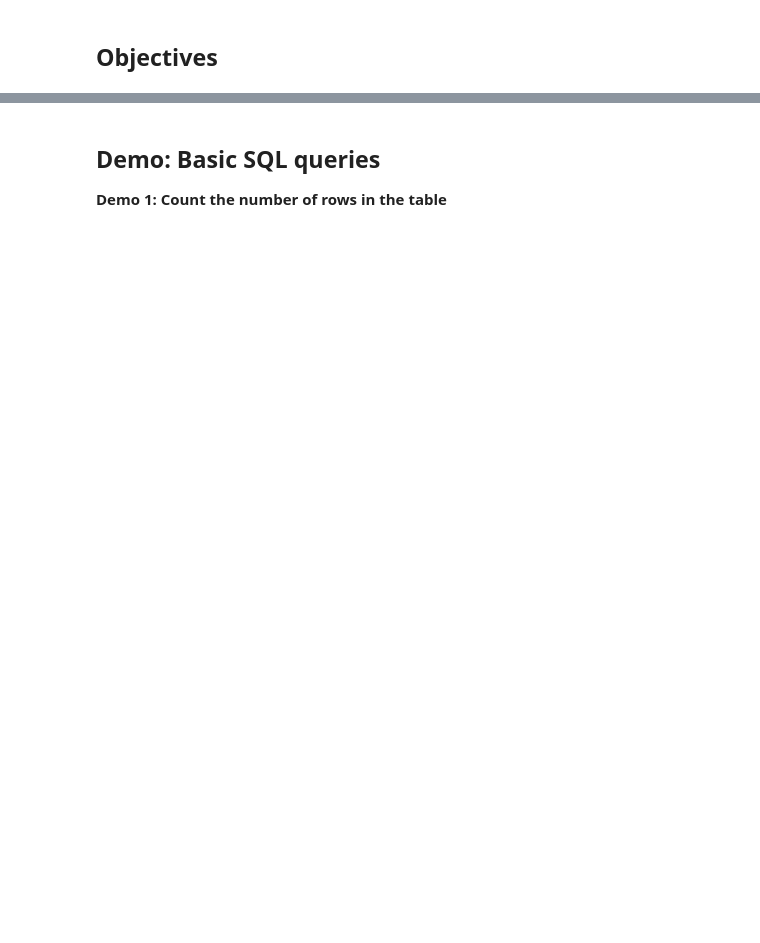
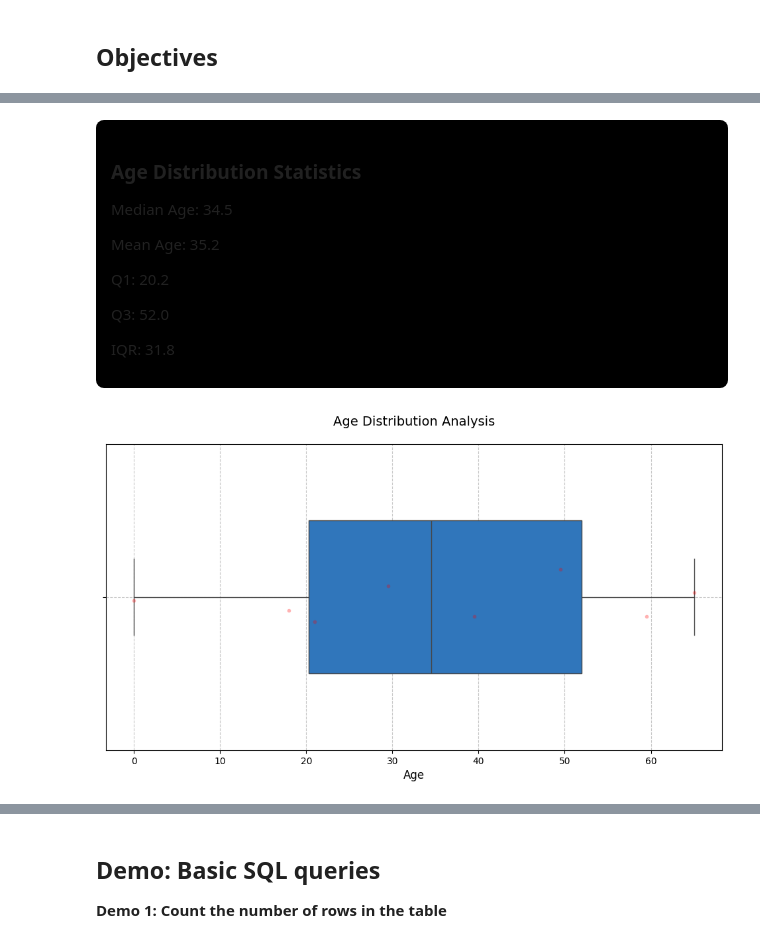
Before and after one commit to GulamRasoolSiddiqui/Python-Project-for-Data-Science, a Jupyter notebook: Lab 14 Data Visualization - Histogram.ipynb, the cells around one changed output, grey strips where cells are left out. Cells and saved outputs as stored; diff of their text form; code cells hidden in the pictures; blank space fills up the shorter version.

```diff
--- a/Lab 14 Data Visualization - Histogram.ipynb
+++ b/Lab 14 Data Visualization - Histogram.ipynb
@@ -26,0 +236,10 @@ In this lab, you will perform the following:
+# %%
+table_name = 'main'
+
+QUERY = """
+SELECT sql FROM sqlite_master
+WHERE name= '{}'
+""".format(table_name)
+
+df = pd.read_sql_query(QUERY, conn)
+print(df.iat[0,0])
@@ -26,0 +423,60 @@ In this lab, you will perform the following:
+# %%
+def create_age_boxplot(age_df):
+    """
+    Creates detailed box plot visualization for age distribution
+    """
+    df = pd.DataFrame(age_df, columns=['age_range', 'min_age', 'max_age', 'avg_age', 'count'])
+    plt.figure(figsize=(12, 6))
+
+    # Create box plot with individual points
+    sns.boxplot(
+        x=df['avg_age'],
+        color='#1976D2',
+        width=0.5
+    )
+
+    sns.stripplot(
+        x=df['avg_age'],
+        color='red',
+        alpha=0.3,
+        size=4
+    )
+
+    plt.title('Age Distribution Analysis', pad=20, fontsize=14)
+    plt.xlabel('Age', fontsize=12)
+    plt.grid(True, linestyle='--', alpha=0.7)
+
+    # Calculate statistics
+    stats = {
+        'Median': df['avg_age'].median(),
+        'Mean': df['avg_age'].mean(),
+        'Q1': df['avg_age'].quantile(0.25),
+        'Q3': df['avg_age'].quantile(0.75),
+        'IQR': df['avg_age'].quantile(0.75) - df['avg_age'].quantile(0.25)
+    }
+
+    # Display statistics
+    html_content = f"""
+    <div style='font-family: Arial; padding: 15px; background: black; border-radius: 8px;'>
+        <h3>Age Distribution Statistics</h3>
+        <p>Median Age: {stats['Median']:.1f}</p>
+        <p>Mean Age: {stats['Mean']:.1f}</p>
+        <p>Q1: {stats['Q1']:.1f}</p>
+        <p>Q3: {stats['Q3']:.1f}</p>
+        <p>IQR: {stats['IQR']:.1f}</p>
+    </div>
+    """
+
+    display(HTML(html_content))
+    return stats
+
+# Execute visualization
+age_stats = create_age_boxplot(agect)
+# %% [output]
+Age Distribution Statistics
+Median Age: 34.5
+Mean Age: 35.2
+Q1: 20.2
+Q3: 52.0
+IQR: 31.8
+[figure, added]
```
Also changed, not shown: parts of 108 cells of this notebook.
